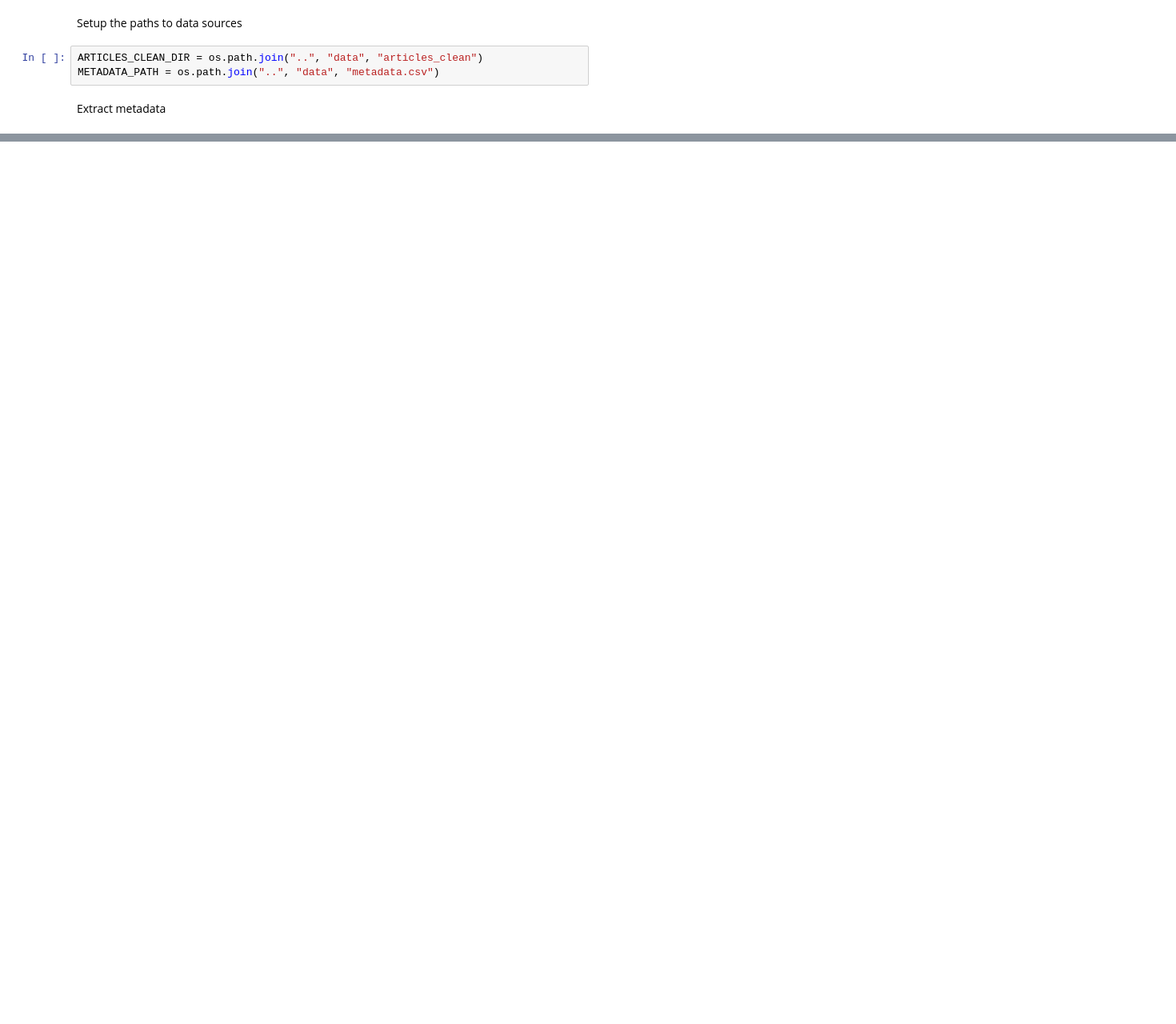
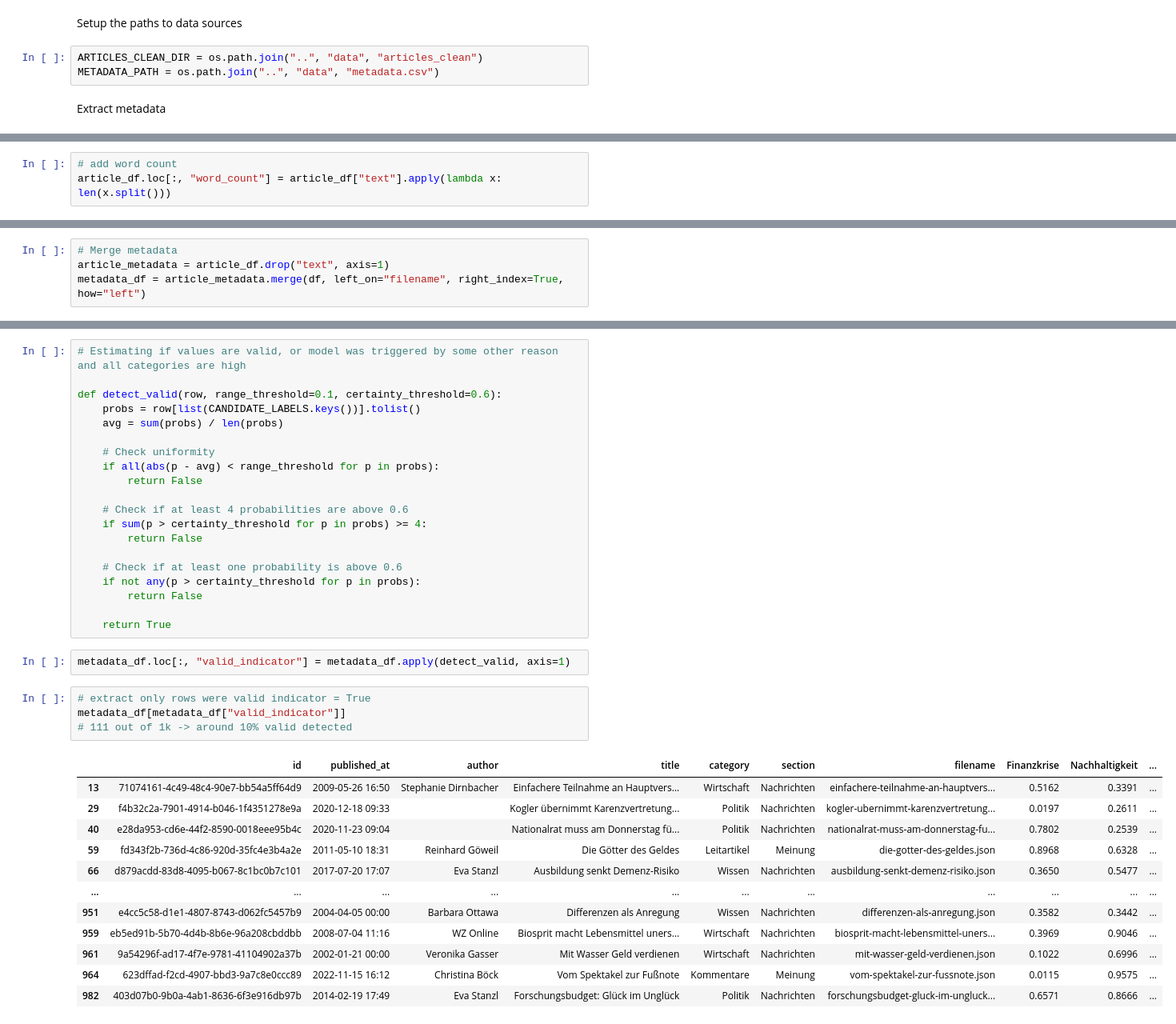
Before and after one commit to nexus-group-ai/SARA, a Jupyter notebook: notebooks/metadata.ipynb, the cells around one changed output, grey strips where cells are left out. Shown: that part at 80% size. Drawn from its saved outputs; the diff is of its cells as text; blank space fills up the shorter version.

```diff
--- a/notebooks/metadata.ipynb
+++ b/notebooks/metadata.ipynb
@@ -109,0 +33,3 @@ df_metadata.head(5)
+# %%
+# add word count
+article_df.loc[:, "word_count"] = article_df["text"].apply(lambda x: len(x.split()))
@@ -109,0 +223,4 @@ df_metadata.head(5)
+# %%
+# Merge metadata
+article_metadata = article_df.drop("text", axis=1)
+metadata_df = article_metadata.merge(df, left_on="filename", right_index=True, how="left")
@@ -109,0 +245,39 @@ df_metadata.head(5)
+# %%
+# Estimating if values are valid, or model was triggered by some other reason and all categories are high
+
+def detect_valid(row, range_threshold=0.1, certainty_threshold=0.6):
+    probs = row[list(CANDIDATE_LABELS.keys())].tolist()
+    avg = sum(probs) / len(probs)
+
+    # Check uniformity
+    if all(abs(p - avg) < range_threshold for p in probs):
+        return False
+
+    # Check if at least 4 probabilities are above 0.6
+    if sum(p > certainty_threshold for p in probs) >= 4:
+        return False
+
+    # Check if at least one probability is above 0.6
+    if not any(p > certainty_threshold for p in probs):
+        return False
+
+    return True
+# %%
+metadata_df.loc[:, "valid_indicator"] = metadata_df.apply(detect_valid, axis=1)
+# %%
+# extract only rows were valid indicator = True
+metadata_df[metadata_df["valid_indicator"]]
+# 111 out of 1k -> around 10% valid detected
+# %% [output]
+|  | id | published_at | author | title | category | section | filename | Finanzkrise | Nachhaltigkeit | ... |
+| 13 | 71074161-4c49-48c4-90e7-bb54a5ff64d9 | 2009-05-26 16:50 | Stephanie Dirnbacher | Einfachere Teilnahme an Hauptvers... | Wirtschaft | Nachrichten | einfachere-teilnahme-an-hauptvers... | 0.5162 | 0.3391 | ... |
+| 29 | f4b32c2a-7901-4914-b046-1f4351278e9a | 2020-12-18 09:33 |  | Kogler übernimmt Karenzvertretung... | Politik | Nachrichten | kogler-ubernimmt-karenzvertretung... | 0.0197 | 0.2611 | ... |
+| 40 | e28da953-cd6e-44f2-8590-0018eee95b4c | 2020-11-23 09:04 |  | Nationalrat muss am Donnerstag fü... | Politik | Nachrichten | nationalrat-muss-am-donnerstag-fu... | 0.7802 | 0.2539 | ... |
+| 59 | fd343f2b-736d-4c86-920d-35fc4e3b4a2e | 2011-05-10 18:31 | Reinhard Göweil | Die Götter des Geldes | Leitartikel | Meinung | die-gotter-des-geldes.json | 0.8968 | 0.6328 | ... |
+| 66 | d879acdd-83d8-4095-b067-8c1bc0b7c101 | 2017-07-20 17:07 | Eva Stanzl | Ausbildung senkt Demenz-Risiko | Wissen | Nachrichten | ausbildung-senkt-demenz-risiko.json | 0.3650 | 0.5477 | ... |
+| ... | ... | ... | ... | ... | ... | ... | ... | ... | ... | ... |
+| 951 | e4cc5c58-d1e1-4807-8743-d062fc5457b9 | 2004-04-05 00:00 | Barbara Ottawa | Differenzen als Anregung | Wissen | Nachrichten | differenzen-als-anregung.json | 0.3582 | 0.3442 | ... |
+| 959 | eb5ed91b-5b70-4d4b-8b6e-96a208cbddbb | 2008-07-04 11:16 | WZ Online | Biosprit macht Lebensmittel uners... | Wirtschaft | Nachrichten | biosprit-macht-lebensmittel-uners... | 0.3969 | 0.9046 | ... |
+| 961 | 9a54296f-ad17-4f7e-9781-41104902a37b | 2002-01-21 00:00 | Veronika Gasser | Mit Wasser Geld verdienen | Wirtschaft | Nachrichten | mit-wasser-geld-verdienen.json | 0.1022 | 0.6996 | ... |
+| 964 | 623dffad-f2cd-4907-bbd3-9a7c8e0ccc89 | 2022-11-15 16:12 | Christina Böck | Vom Spektakel zur Fußnote | Kommentare | Meinung | vom-spektakel-zur-fussnote.json | 0.0115 | 0.9575 | ... |
+| 982 | 403d07b0-9b0a-4ab1-8636-6f3e916db97b | 2014-02-19 17:49 | Eva Stanzl | Forschungsbudget: Glück im Unglück | Politik | Nachrichten | forschungsbudget-gluck-im-ungluck... | 0.6571 | 0.8666 | ... |
```
Also changed, not shown: parts of 28 cells of this notebook, 9 other files.
